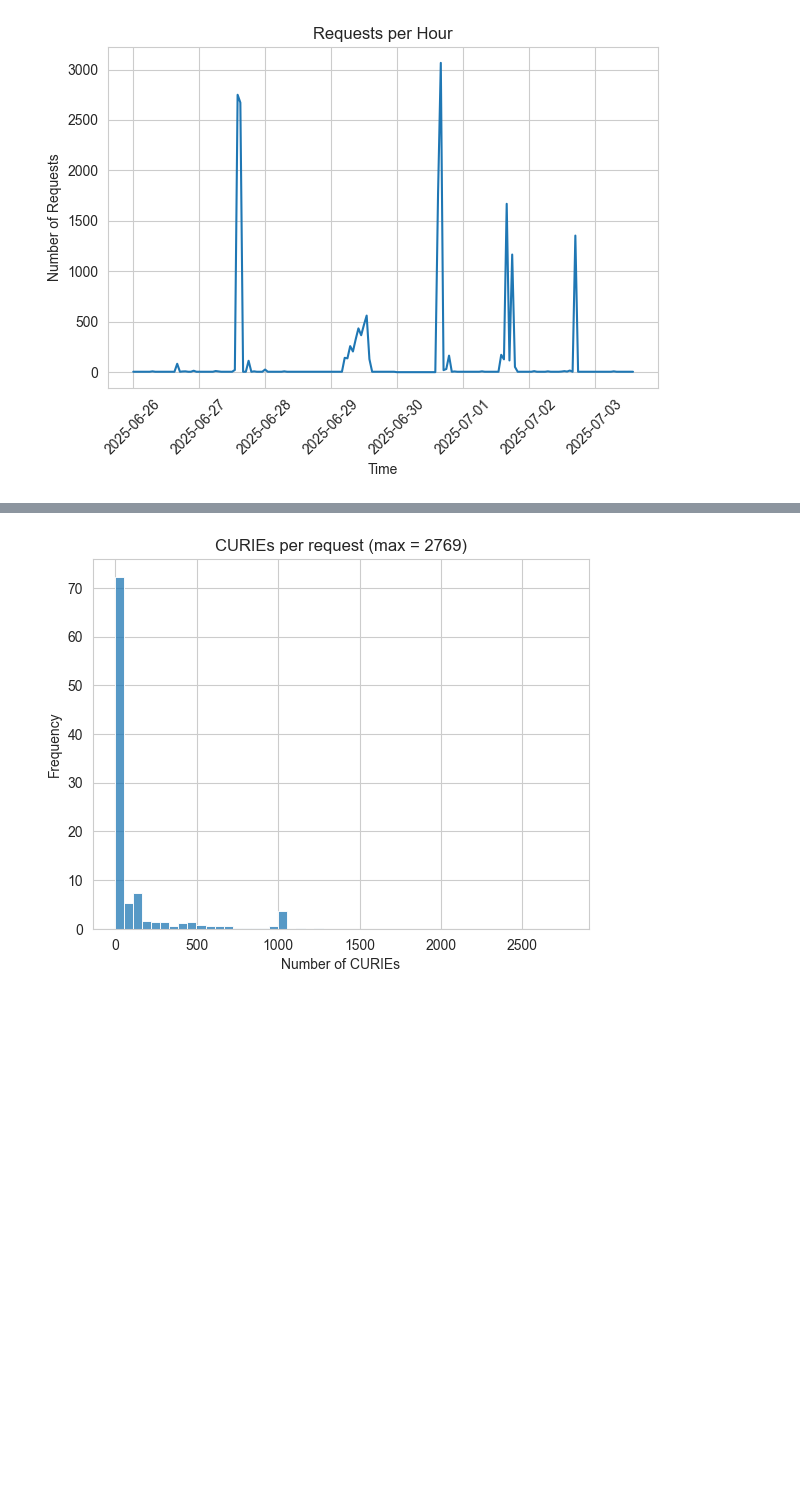
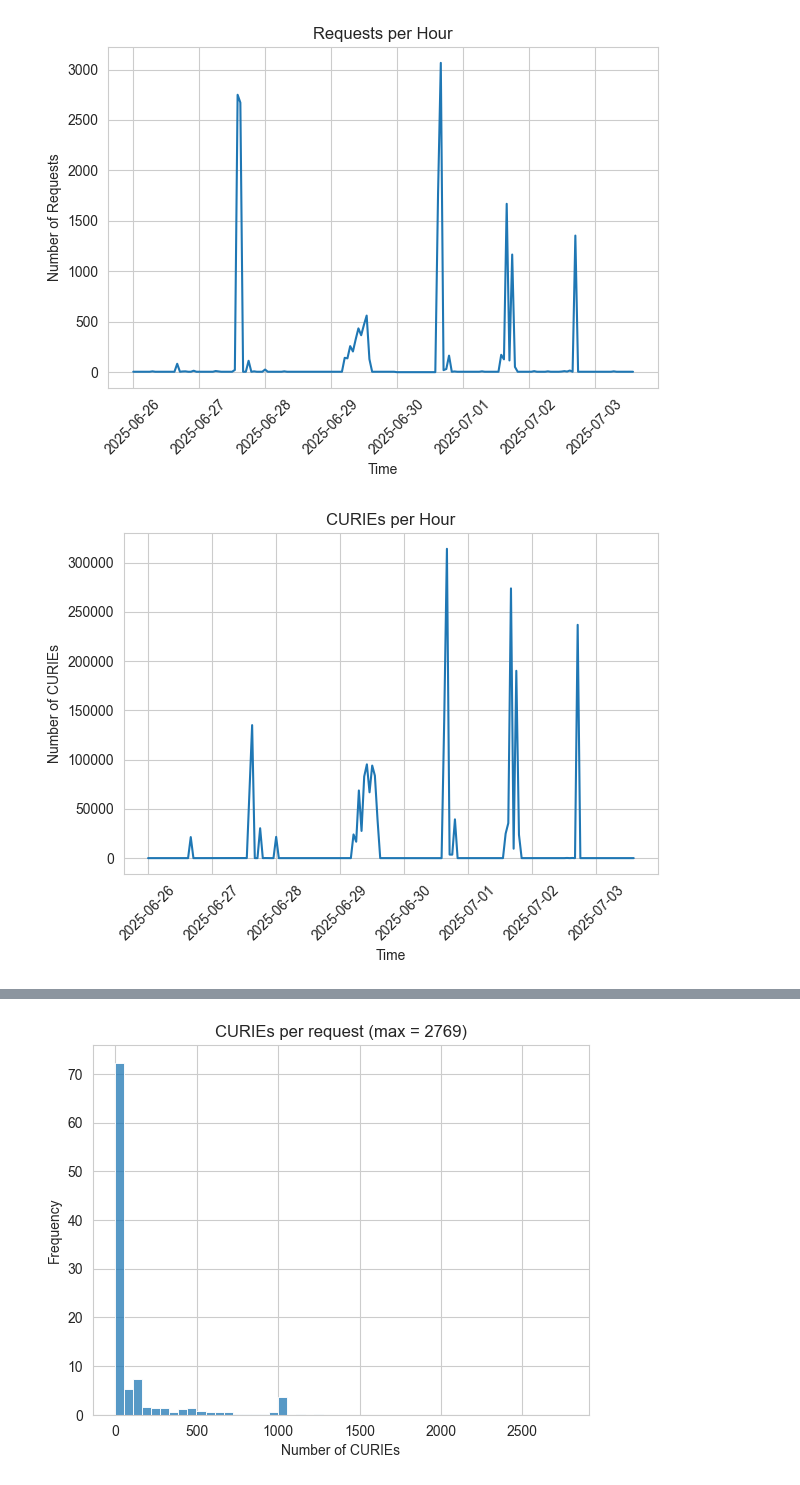
Before and after one commit to TranslatorSRI/babel-validation, a Jupyter notebook: log-analysis/NodeNorm_log_analysis.ipynb, the cells around one changed output, grey strips where cells are left out. Saved outputs shown, nothing was run; the diff lists cells and outputs as text; code cells hidden in the pictures; blank space fills up the shorter version.

Commit message:
Plotted CURIEs over time (grouped hourly) and hour of the day.

```diff
--- a/log-analysis/NodeNorm_log_analysis.ipynb
+++ b/log-analysis/NodeNorm_log_analysis.ipynb
@@ -214,3 +214,15 @@ plt.tight_layout()
 plt.show()
 # %% [output]
 [figure]
+# %%
+# Plot CURIEs over time (by hour)
+curies_per_hour = df.set_index('time').resample('h')['curie_count'].sum()
+sns.lineplot(x=curies_per_hour.index, y=curies_per_hour.values)
+plt.title("CURIEs per Hour")
+plt.xlabel("Time")
+plt.ylabel("Number of CURIEs")
+plt.xticks(rotation=45)
+plt.tight_layout()
+plt.show()
+# %% [output]
+[figure, added]
```
Also changed, not shown: parts of 1 cell of this notebook.
